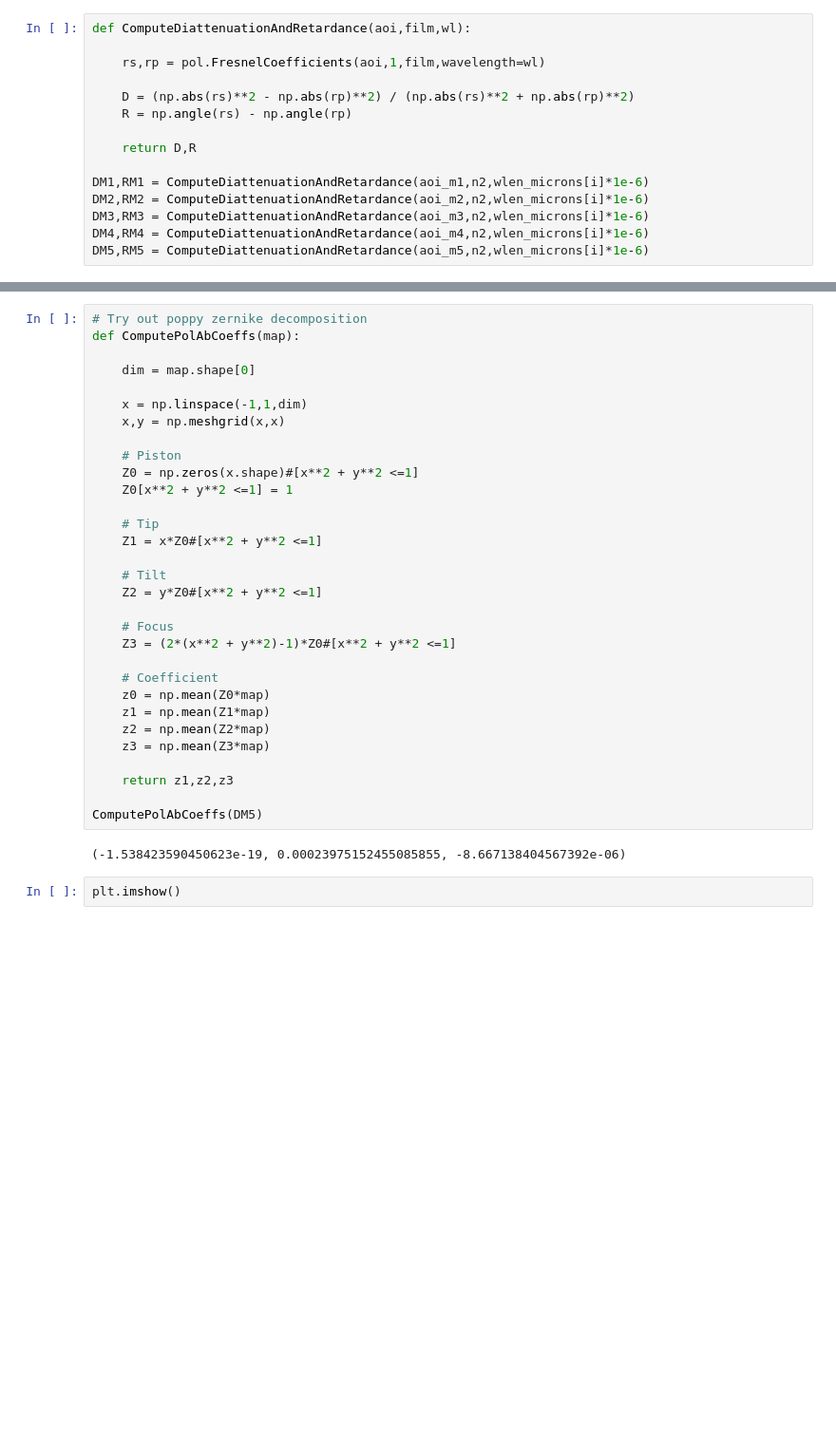
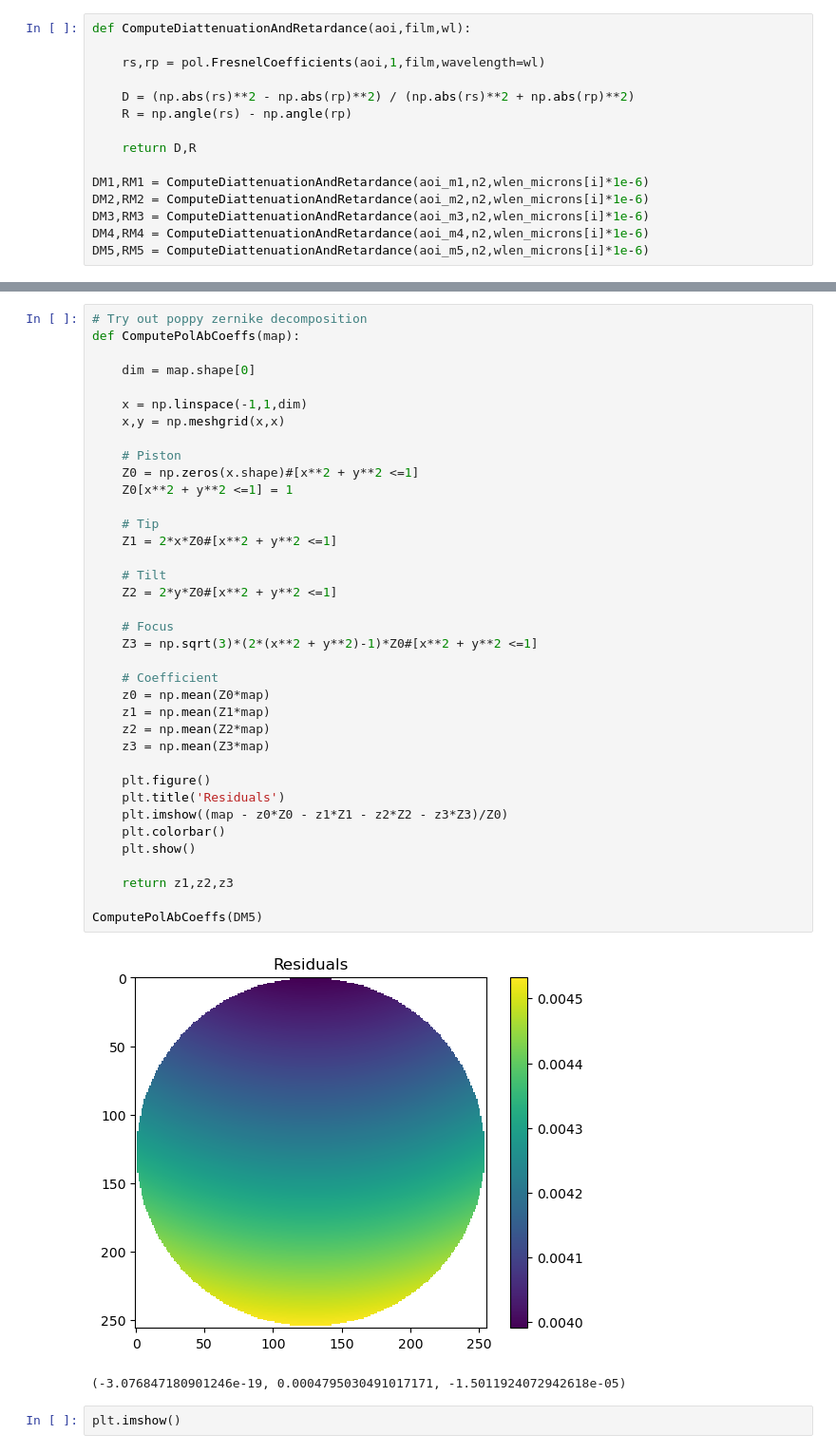
Before and after one commit to Jashcraf/poke, a Jupyter notebook: ELT_Paper_1/ELT/AOI_Dia_Ret/DandRfromAOI.ipynb, the cells around one changed output, grey strips where cells are left out. Shown at 95% size. Cells and saved outputs as stored; diff of their text form; blank space fills up the shorter version.

```diff
--- a/ELT_Paper_1/ELT/AOI_Dia_Ret/DandRfromAOI.ipynb
+++ b/ELT_Paper_1/ELT/AOI_Dia_Ret/DandRfromAOI.ipynb
@@ -95,35 +95,42 @@ plt.show()
 # %%
 # Try out poppy zernike decomposition
 def ComputePolAbCoeffs(map):
 
     dim = map.shape[0]
 
     x = np.linspace(-1,1,dim)
     x,y = np.meshgrid(x,x)
 
     # Piston
     Z0 = np.zeros(x.shape)#[x**2 + y**2 <=1]
     Z0[x**2 + y**2 <=1] = 1
 
     # Tip
-    Z1 = x*Z0#[x**2 + y**2 <=1]
+    Z1 = 2*x*Z0#[x**2 + y**2 <=1]
 
     # Tilt
-    Z2 = y*Z0#[x**2 + y**2 <=1]
+    Z2 = 2*y*Z0#[x**2 + y**2 <=1]
 
     # Focus
-    Z3 = (2*(x**2 + y**2)-1)*Z0#[x**2 + y**2 <=1]
+    Z3 = np.sqrt(3)*(2*(x**2 + y**2)-1)*Z0#[x**2 + y**2 <=1]
 
     # Coefficient
     z0 = np.mean(Z0*map)
     z1 = np.mean(Z1*map)
     z2 = np.mean(Z2*map)
     z3 = np.mean(Z3*map)
 
+    plt.figure()
+    plt.title('Residuals')
+    plt.imshow((map - z0*Z0 - z1*Z1 - z2*Z2 - z3*Z3)/Z0)
+    plt.colorbar()
+    plt.show()
+
     return z1,z2,z3
 
 ComputePolAbCoeffs(DM5)
 # %% [output]
+[figure, added]
-(-1.538423590450623e-19, 0.00023975152455085855, -8.667138404567392e-06)
+(-3.076847180901246e-19, 0.0004795030491017171, -1.5011924072942618e-05)
 # %%
 plt.imshow()
```
Also changed, not shown: parts of 1 cell of this notebook.
